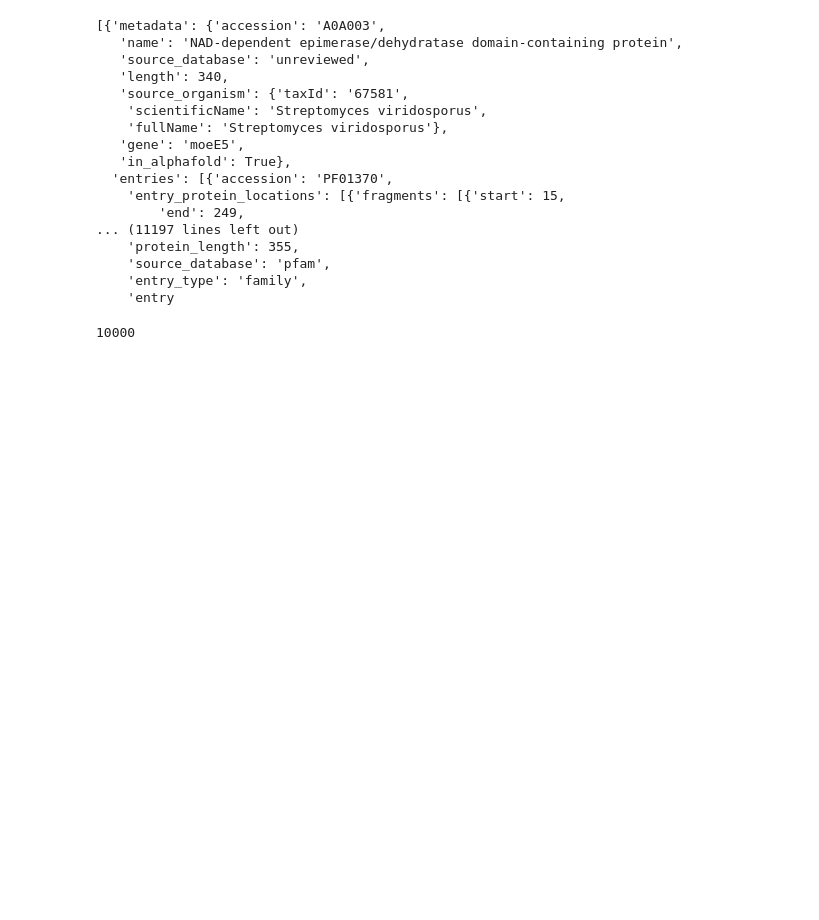
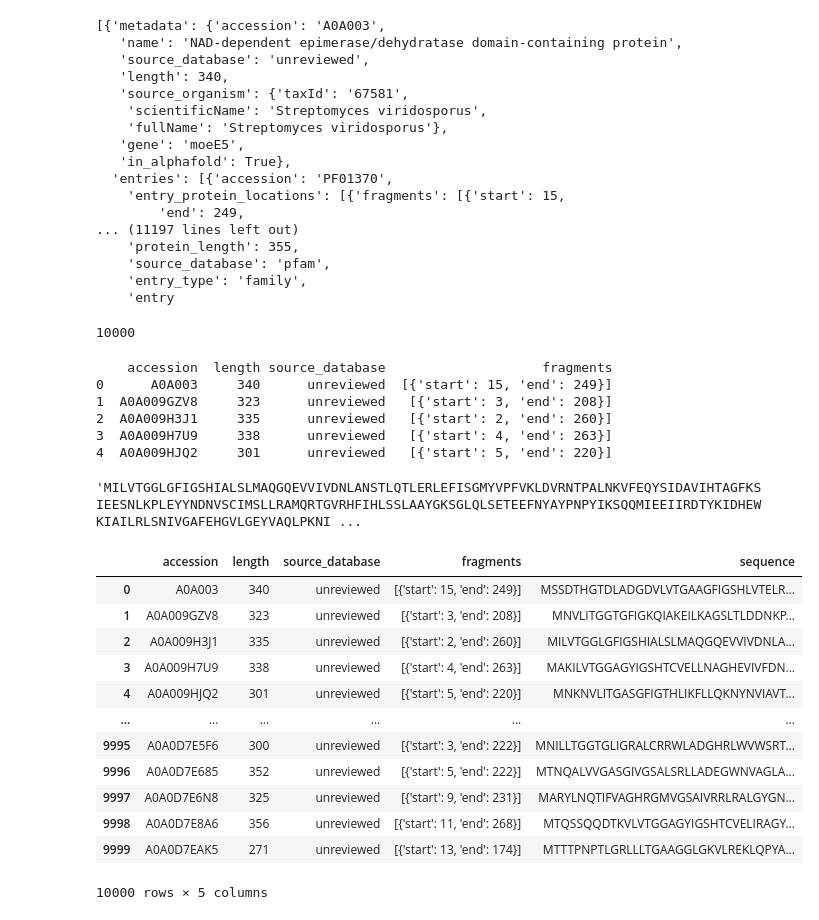
Before and after one commit to TobiasNeumeier/ProteinPrediction, a Jupyter notebook: notebooks/data_retrieval.ipynb, the cells around one changed output. Drawn from its saved outputs; the diff is of its cells as text; code cells hidden in the pictures; blank space fills up the shorter version.

```diff
--- a/notebooks/data_retrieval.ipynb
+++ b/notebooks/data_retrieval.ipynb
@@ -114,7 +114,7 @@ import json
 
 with open("interpro_results_ext.csv", "w", newline='') as f:
     writer = csv.writer(f)
-    writer.writerow(["accession", "fragments"])  # headers
+    writer.writerow(["accession", "length", "source_database", "fragments"])  # headers
 
     for item in results:
         accession = item['metadata']['accession']
@@ -133,3 +133,54 @@ with open("interpro_results_ext.csv", "w", newline='') as f:
 
         # Write one row with accession and JSON-encoded fragments
         writer.writerow([accession, length, source_database, json.dumps(fragments)])
+# %%
+import pandas as pd
+import json
+
+# Load CSV
+df = pd.read_csv("../data/interpro_results_ext.csv")
+
+# Convert the JSON strings in 'fragments' back to Python objects (list of dicts)
+df['fragments'] = df['fragments'].apply(json.loads)
+
+print(df.head())
+# %% [output]
+    accession  length source_database                    fragments
+0      A0A003     340      unreviewed  [{'start': 15, 'end': 249}]
+1  A0A009GZV8     323      unreviewed   [{'start': 3, 'end': 208}]
+2  A0A009H3J1     335      unreviewed   [{'start': 2, 'end': 260}]
+3  A0A009H7U9     338      unreviewed   [{'start': 4, 'end': 263}]
+4  A0A009HJQ2     301      unreviewed   [{'start': 5, 'end': 220}]
+# %%
+def fetch_sequence(protein_acc):
+    url = f"https://www.ebi.ac.uk/interpro/api/protein/uniprot/{protein_acc}/"
+    try:
+        response = api.get(url)
+        protein_info = response.json()
+    except Exception as e:
+        print(f"Error fetching data for {protein_acc}: {e}")
+        return None
+    sequence = protein_info["metadata"]["sequence"]
+    return sequence
+
+fetch_sequence("A0A009H3J1")
+# %% [output]
+'MILVTGGLGFIGSHIALSLMAQGQEVVIVDNLANSTLQTLERLEFISGMYVPFVKLDVRNTPALNKVFEQYSIDAVIHTAGFKSIEESNLKPLEYYNDNVSCIMSLLRAMQRTGVRHFIHLSSLAAYGKSGLQLSETEEFNYAYPNPYIKSQQMIEEIIRDTYKIDHEWKIAILRLSNIVGAFEHGVLGEYVAQLPKNI ...
+# %%
+df = df.assign(sequence=df['accession'].apply(fetch_sequence))
+# %%
+df
+# %% [output]
+|  | accession | length | source_database | fragments | sequence |
+| 0 | A0A003 | 340 | unreviewed | [{'start': 15, 'end': 249}] | MSSDTHGTDLADGDVLVTGAAGFIGSHLVTELR... |
+| 1 | A0A009GZV8 | 323 | unreviewed | [{'start': 3, 'end': 208}] | MNVLITGGTGFIGKQIAKEILKAGSLTLDDNKP... |
+| 2 | A0A009H3J1 | 335 | unreviewed | [{'start': 2, 'end': 260}] | MILVTGGLGFIGSHIALSLMAQGQEVVIVDNLA... |
+| 3 | A0A009H7U9 | 338 | unreviewed | [{'start': 4, 'end': 263}] | MAKILVTGGAGYIGSHTCVELLNAGHEVIVFDN... |
+| 4 | A0A009HJQ2 | 301 | unreviewed | [{'start': 5, 'end': 220}] | MNKNVLITGASGFIGTHLIKFLLQKNYNVIAVT... |
+| ... | ... | ... | ... | ... | ... |
+| 9995 | A0A0D7E5F6 | 300 | unreviewed | [{'start': 3, 'end': 222}] | MNILLTGGTGLIGRALCRRWLADGHRLWVWSRT... |
+| 9996 | A0A0D7E685 | 352 | unreviewed | [{'start': 5, 'end': 222}] | MTNQALVVGASGIVGSALSRLLADEGWNVAGLA... |
+| 9997 | A0A0D7E6N8 | 325 | unreviewed | [{'start': 9, 'end': 231}] | MARYLNQTIFVAGHRGMVGSAIVRRLRALGYGN... |
+| 9998 | A0A0D7E8A6 | 356 | unreviewed | [{'start': 11, 'end': 268}] | MTQSSQQDTKVLVTGGAGYIGSHTCVELIRAGY... |
+| 9999 | A0A0D7EAK5 | 271 | unreviewed | [{'start': 13, 'end': 174}] | MTTTPNPTLGRLLLTGAAGGLGKVLREKLQPYA... |
+10000 rows × 5 columns
```
Also changed, not shown: parts of 1 cell of this notebook, 2 other files.
